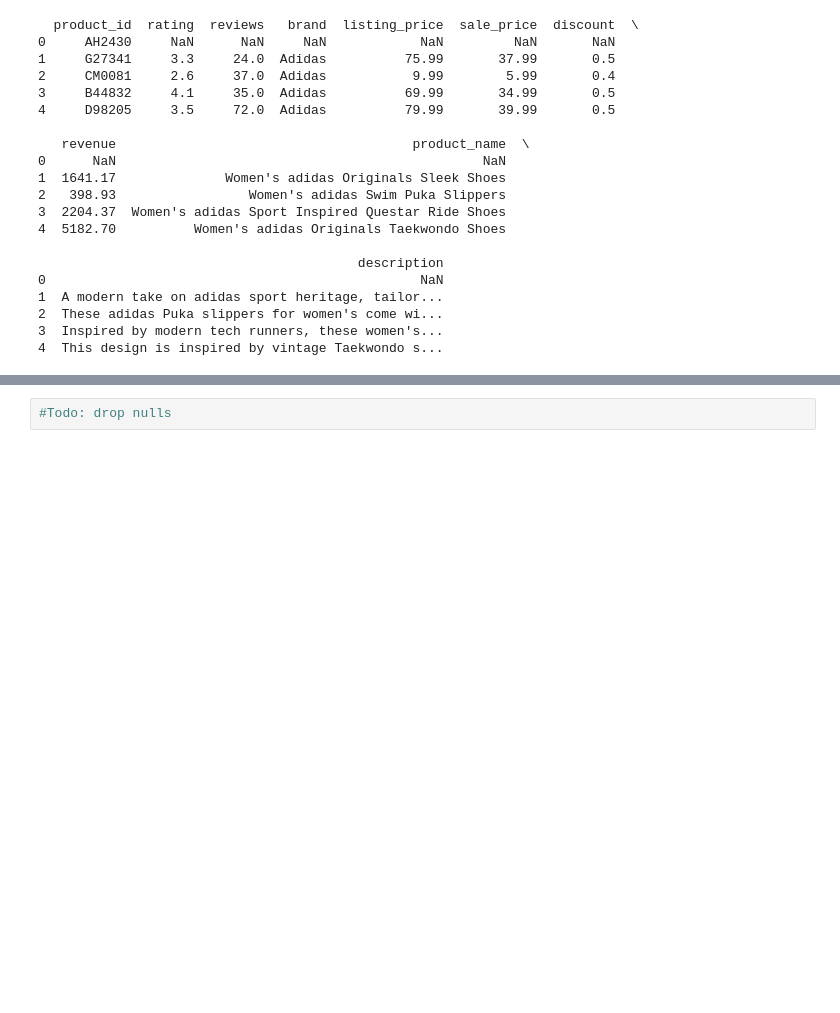
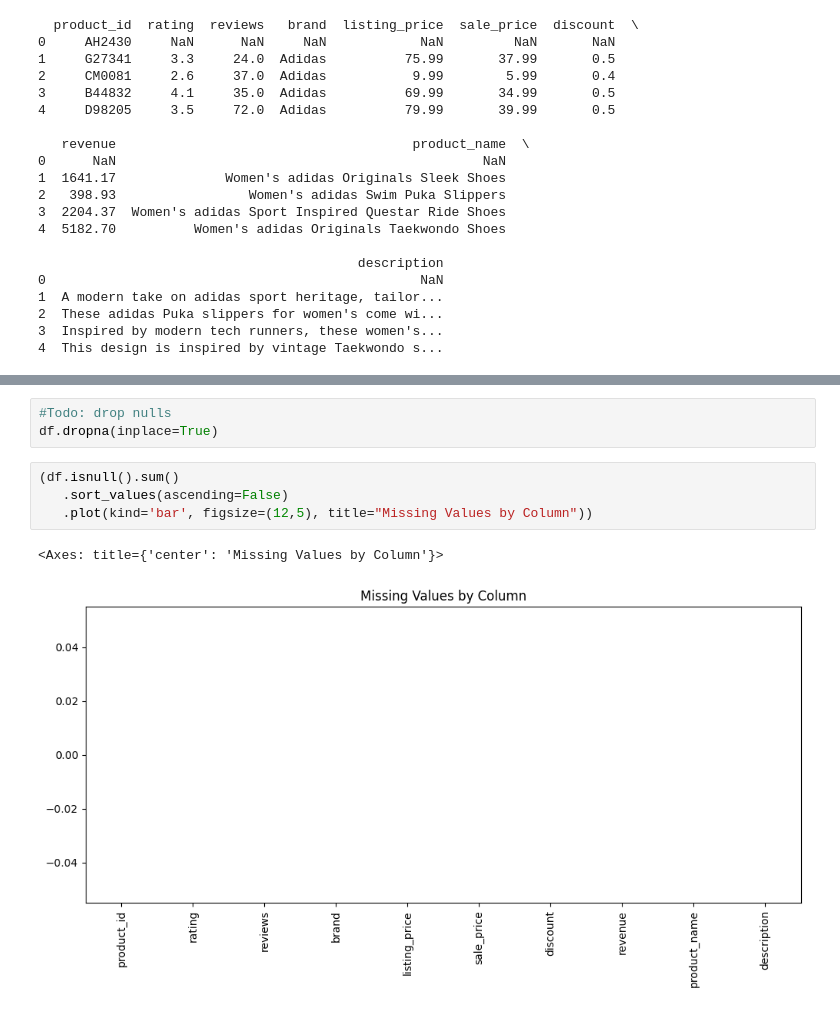
Before and after one commit to WillHDev/Nike_VS._Addidas, a Jupyter notebook: main.ipynb, the cells around one changed output, grey strips where cells are left out. Cells and saved outputs as stored; diff of their text form; blank space fills up the shorter version.

```diff
--- a/main.ipynb
+++ b/main.ipynb
@@ -218,2 +230,10 @@ print(df.head(5))
 # %%
 #Todo: drop nulls
+df.dropna(inplace=True)
+# %%
+(df.isnull().sum()
+   .sort_values(ascending=False)
+   .plot(kind='bar', figsize=(12,5), title="Missing Values by Column"))
+# %% [output]
+<Axes: title={'center': 'Missing Values by Column'}>
+[figure, added]
```
Also changed, not shown: parts of 5 cells of this notebook.
